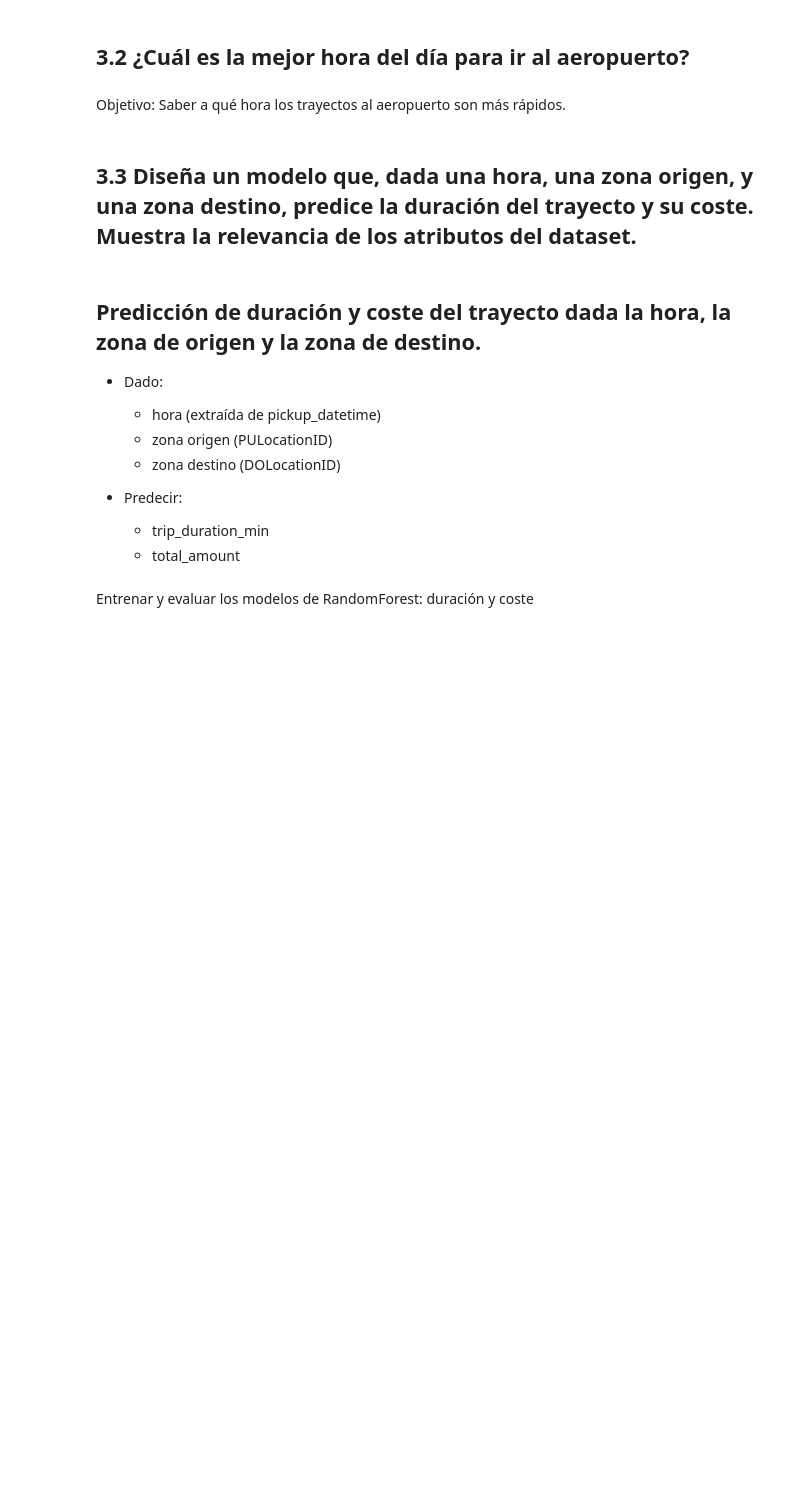
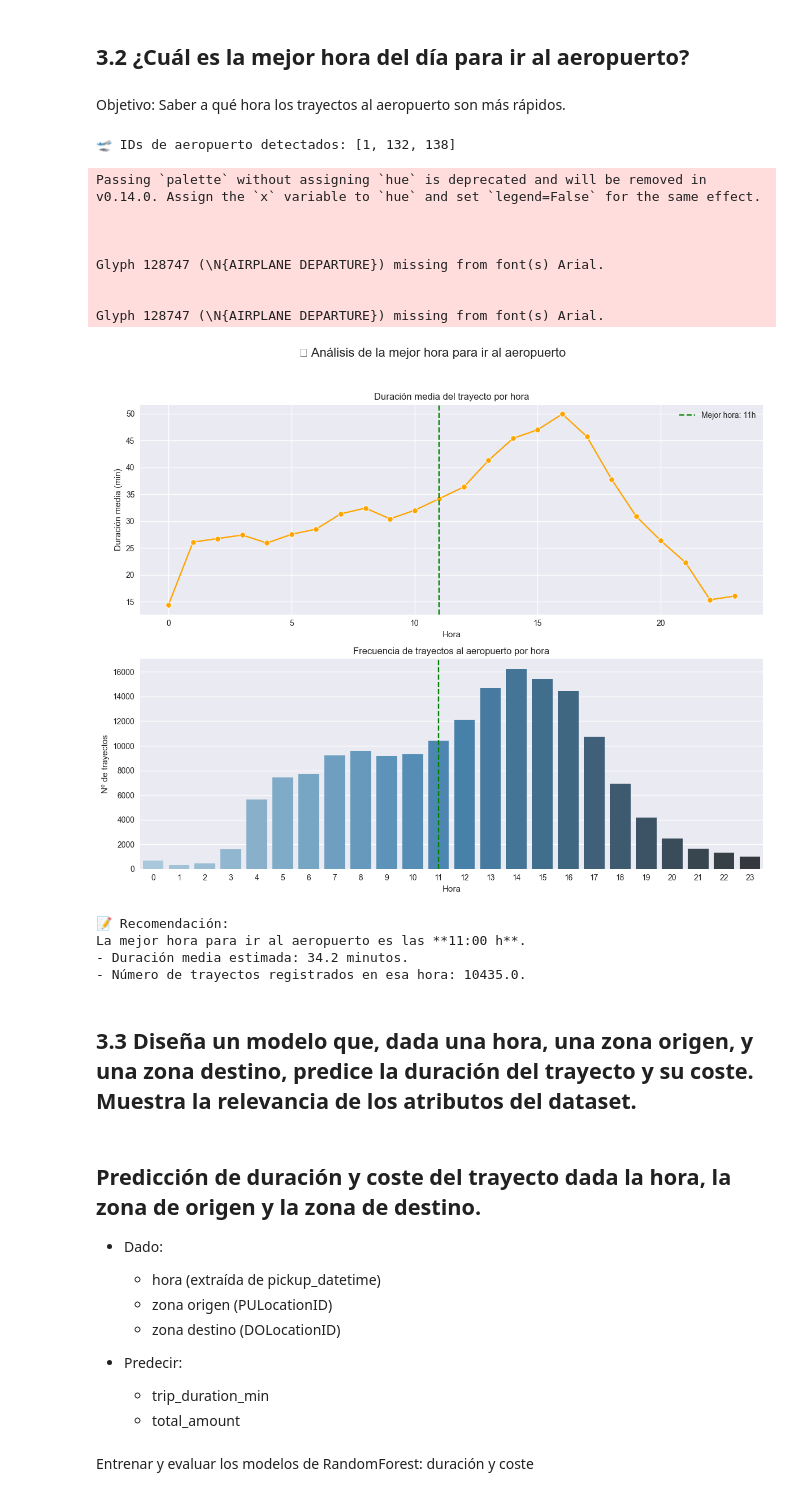
Before and after one commit to renerubio/NYC-TAXI, a Jupyter notebook: NYC_Taxi.ipynb, the cells around one changed output. Cells and saved outputs as stored; diff of their text form; code cells hidden in the pictures; blank space fills up the shorter version.

Commit message:
mejoras en los puntos finales, pendiente el punto 2.5

```diff
--- a/NYC_Taxi.ipynb
+++ b/NYC_Taxi.ipynb
@@ -2076,10 +2086,7 @@ analizar_probabilidad_pickup_por_zona(renamed_datasets)
 # %% [markdown]
 Objetivo: Saber a qué hora los trayectos al aeropuerto son más rápidos.
 # %%
-def analizar_horas_para_ir_aeropuerto(renamed_datasets, zona_nombres):
-    import matplotlib.pyplot as plt
-    import seaborn as sns
-    import pandas as pd
+def analizar_horas_para_ir_aeropuerto(dict_datasets, zona_nombres):
 
     # 1. Detectar zonas de aeropuerto automáticamente
     aeropuerto_ids = [
@@ -2098,7 +2105,7 @@ def analizar_horas_para_ir_aeropuerto(renamed_datasets, zona_nombres):
     data = []
 
     # 2. Recolectar trayectos a aeropuerto
-    for nombre, df in renamed_datasets.items():
+    for nombre, df in dict_datasets.items():
         if all(col in df.columns for col in ['pickup_datetime', 'DOLocationID', 'trip_duration_min']):
             temp = df[['pickup_datetime', 'DOLocationID', 'trip_duration_min']].copy()
             temp = temp[temp['DOLocationID'].isin(aeropuerto_ids)]
@@ -2152,7 +2159,22 @@ def analizar_horas_para_ir_aeropuerto(renamed_datasets, zona_nombres):
 
     return resumen
 # %%
-resumen_aeropuerto = analizar_horas_para_ir_aeropuerto(renamed_datasets, zona_nombres)
+resumen_aeropuerto = analizar_horas_para_ir_aeropuerto(cleaned_added_datasets, zona_nombres)
+# %% [output]
+🛫 IDs de aeropuerto detectados: [1, 132, 138]
+Passing `palette` without assigning `hue` is deprecated and will be removed in v0.14.0. Assign the `x` variable to `hue` and set `legend=False` for the same effect.
+
+
+
+Glyph 128747 (\N{AIRPLANE DEPARTURE}) missing from font(s) Arial.
+
+
+Glyph 128747 (\N{AIRPLANE DEPARTURE}) missing from font(s) Arial.
+[figure, added]
+📝 Recomendación:
+La mejor hora para ir al aeropuerto es las **11:00 h**.
+- Duración media estimada: 34.2 minutos.
+- Número de trayectos registrados en esa hora: 10435.0.
 # %% [markdown]
 ## 3.3	Diseña un modelo que, dada una hora, una zona origen, y una zona destino, predice la duración del trayecto y su coste. Muestra la relevancia de los atributos del dataset.
 # %% [markdown]
```
Also changed, not shown: parts of 9 cells of this notebook.
